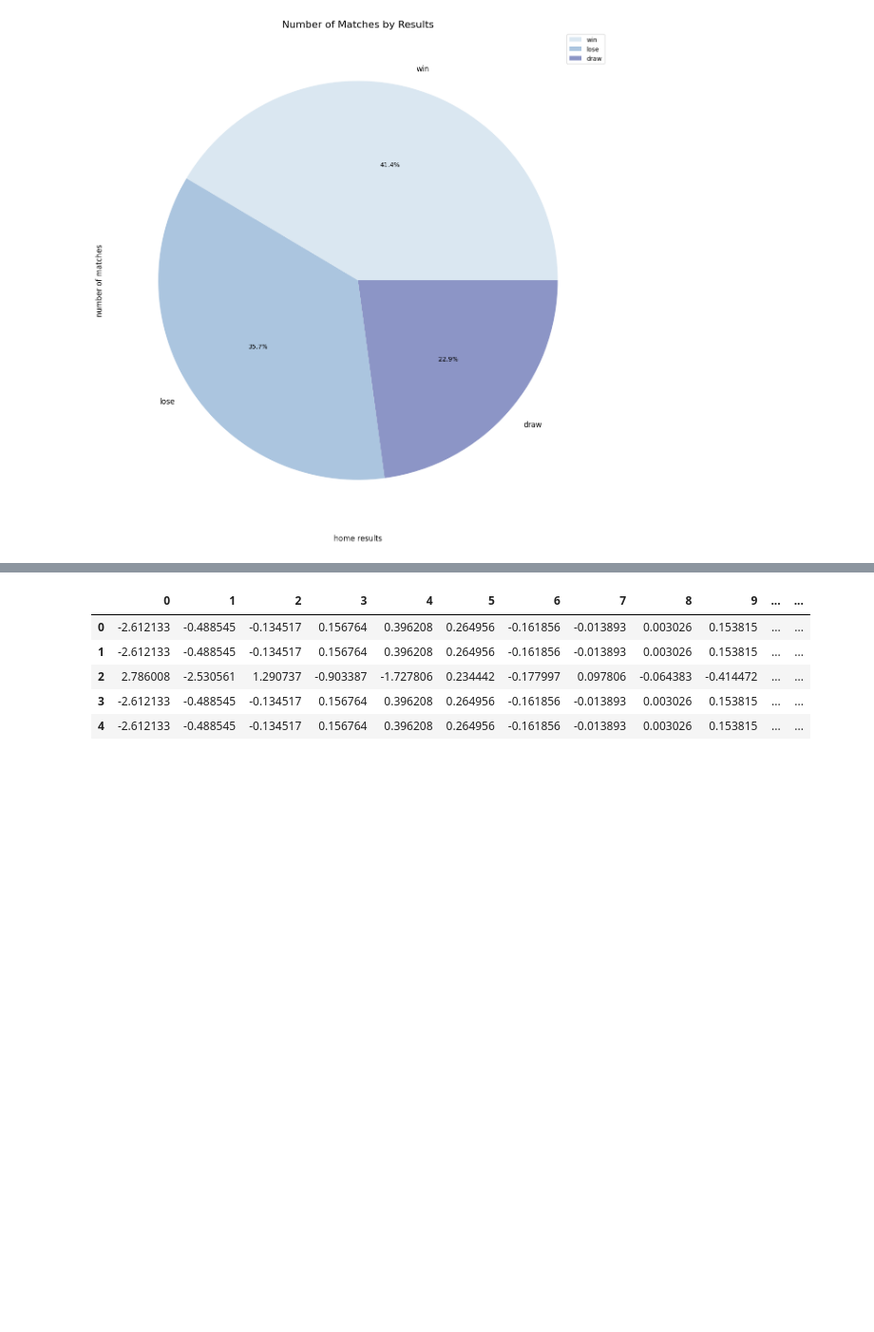
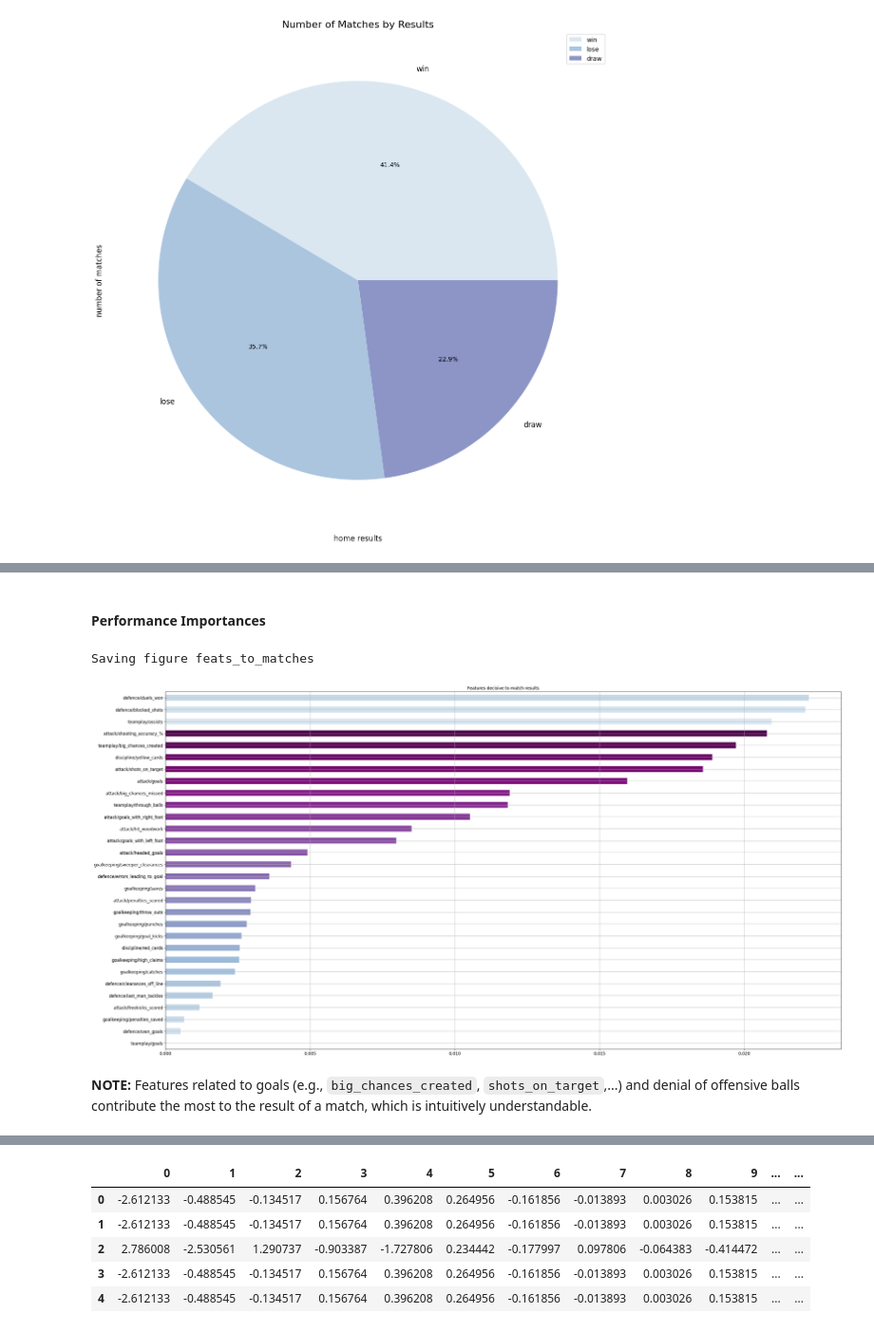
Before and after one commit to minhngt62/ds-epl-matches, a Jupyter notebook: notebooks/02_exploratory_data_analysis.ipynb, the cells around one changed output, grey strips where cells are left out. Shown at 95% size. Saved outputs shown, nothing was run; the diff lists cells and outputs as text; code cells hidden in the pictures; blank space fills up the shorter version.

```diff
--- a/notebooks/02_exploratory_data_analysis.ipynb
+++ b/notebooks/02_exploratory_data_analysis.ipynb
@@ -398 +472,20 @@ Saving figure match_by_resutls
+# %% [markdown]
+#### Performance Importances
+# %%
+# The importance of performance indices
+feats = df_feat_importances.index.tolist()
+summary_perf = defaultdict(int)
+for feat in feats:
+    perf = "/".join(feat.split("/")[2:])
+    summary_perf[perf] += df_feat_importances[feat]
+
+colors = plt.cm.BuPu(np.linspace(0.15, 1, 27))
+pd.Series(summary_perf).sort_values().head(30).plot.barh(figsize=(30, 15), grid=True,
+                                                         color=colors, title="Features decisive to match results")
+save_fig("feats_to_matches")
+# %% [output]
+Saving figure feats_to_matches
+[figure, added]
+# %% [markdown]
+**NOTE:** Features related to goals (e.g., `big_chances_created`, `shots_on_target`,...) and denial of offensive balls contribute the most to the result of a match, which is intuitively understandable.
 # %% [markdown]
```
Also changed, not shown: parts of 19 cells of this notebook, 6 other files.
